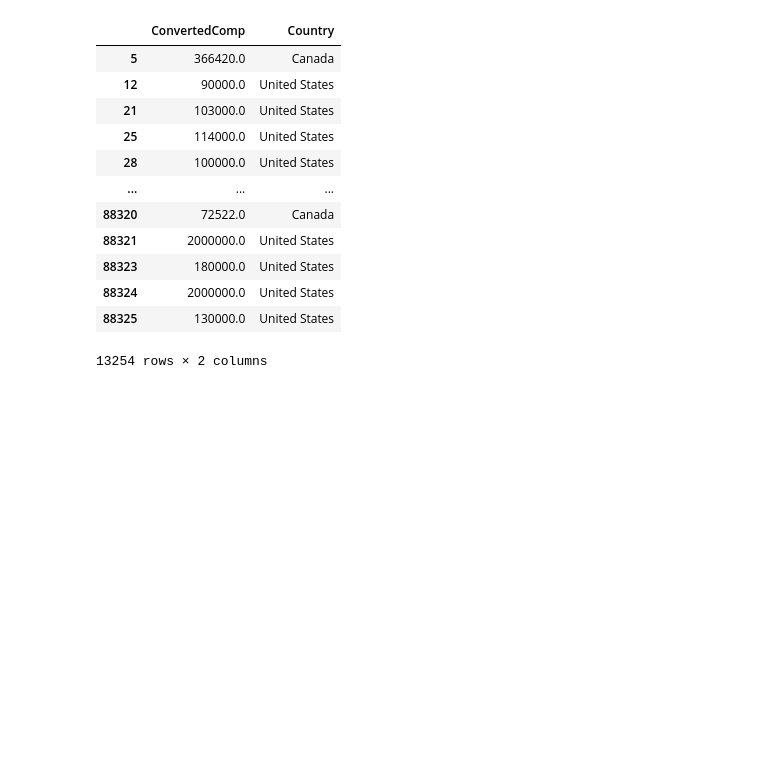
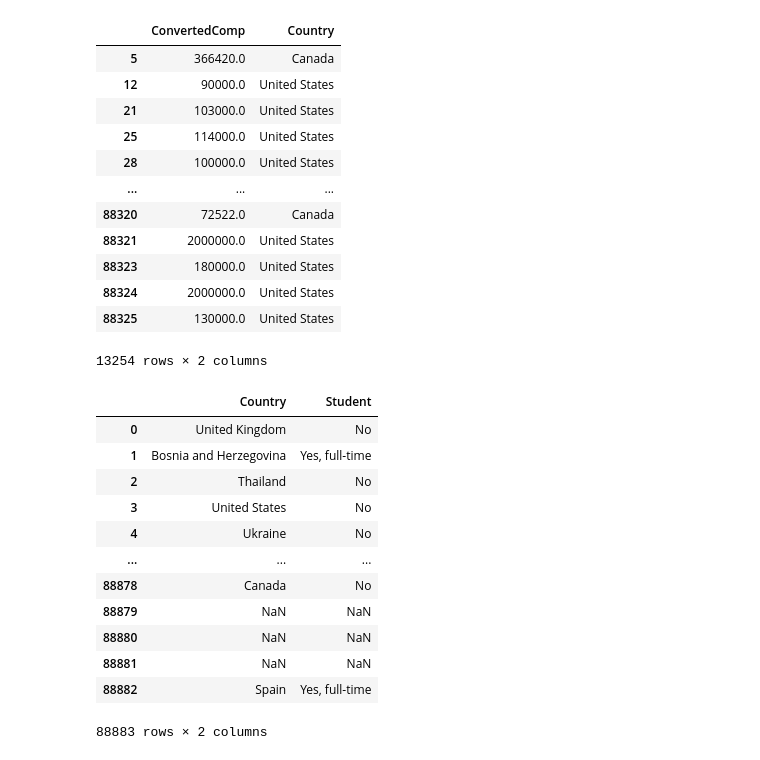
Before and after one commit to marenubium87/FuzzyCharr, a Jupyter notebook: Personal/PandasLearning/First.ipynb, the cells around one changed output. Drawn from its saved outputs; the diff is of its cells as text; code cells hidden in the pictures; blank space fills up the shorter version.

```diff
--- a/Personal/PandasLearning/First.ipynb
+++ b/Personal/PandasLearning/First.ipynb
@@ -43,7 +45,8 @@ Data columns (total 85 columns):
 dtypes: float64(5), int64(1), object(79)
 memory usage: 57.6+ MB
 # %%
-pd.set_option('display.max_columns', 85)
+#Allows us to see more rows in summary view
+pd.set_option('display.max_rows', 15)
 # %%
 schema_df = pd.read_csv('survey_results_schema.csv')
 # %%
@@ -98,3 +101,19 @@ df.loc[country_filt & salary_filt, ['ConvertedComp', 'Country']]
 | 88324 | 2000000.0 | United States |
 | 88325 | 130000.0 | United States |
 13254 rows × 2 columns
+# %%
+df[['Country', 'Student']]
+# %% [output]
+|  | Country | Student |
+| 0 | United Kingdom | No |
+| 1 | Bosnia and Herzegovina | Yes, full-time |
+| 2 | Thailand | No |
+| 3 | United States | No |
+| 4 | Ukraine | No |
+| ... | ... | ... |
+| 88878 | Canada | No |
+| 88879 | NaN | NaN |
+| 88880 | NaN | NaN |
+| 88881 | NaN | NaN |
+| 88882 | Spain | Yes, full-time |
+88883 rows × 2 columns
```
Also changed, not shown: parts of 5 cells of this notebook, 36 other files.
